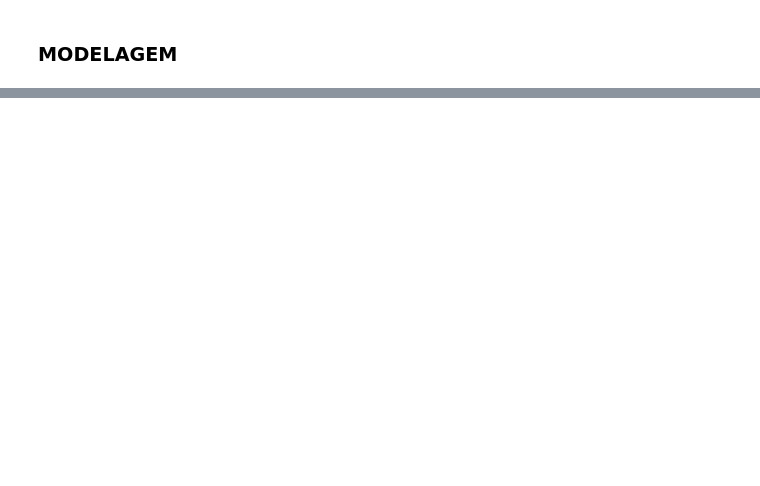
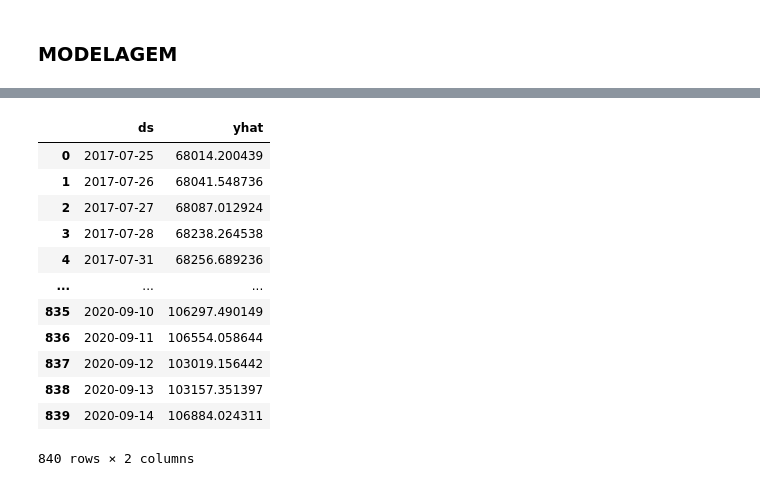
Before and after one commit to claudioalvesmonteiro/automated_daytrade, a Jupyter notebook: previsao.ipynb, the cells around one changed output, grey strips where cells are left out. Drawn from its saved outputs; the diff is of its cells as text; code cells hidden in the pictures; blank space fills up the shorter version.

```diff
--- a/previsao.ipynb
+++ b/previsao.ipynb
@@ -38,0 +158,3 @@ AttributeError: module 'pyramid' has no attribute '__version__'
+# %%
+dfprophet = data
+dfprophet.columns = ['ds', 'y']
@@ -38,0 +165,3 @@ AttributeError: module 'pyramid' has no attribute '__version__'
+# %%
+prophet_model = Prophet()
+prophet_model.fit(dfprophet)
@@ -38,0 +171,3 @@ AttributeError: module 'pyramid' has no attribute '__version__'
+# %%
+future = prophet_model.make_future_dataframe(periods=200)
+predicted = prophet_model.predict(future)
@@ -38,0 +183,16 @@ AttributeError: module 'pyramid' has no attribute '__version__'
+# %%
+predicted
+# %% [output]
+|  | ds | yhat |
+| 0 | 2017-07-25 | 68014.200439 |
+| 1 | 2017-07-26 | 68041.548736 |
+| 2 | 2017-07-27 | 68087.012924 |
+| 3 | 2017-07-28 | 68238.264538 |
+| 4 | 2017-07-31 | 68256.689236 |
+| ... | ... | ... |
+| 835 | 2020-09-10 | 106297.490149 |
+| 836 | 2020-09-11 | 106554.058644 |
+| 837 | 2020-09-12 | 103019.156442 |
+| 838 | 2020-09-13 | 103157.351397 |
+| 839 | 2020-09-14 | 106884.024311 |
+840 rows × 2 columns
```
Also changed, not shown: parts of 21 cells of this notebook, 1 other file.
